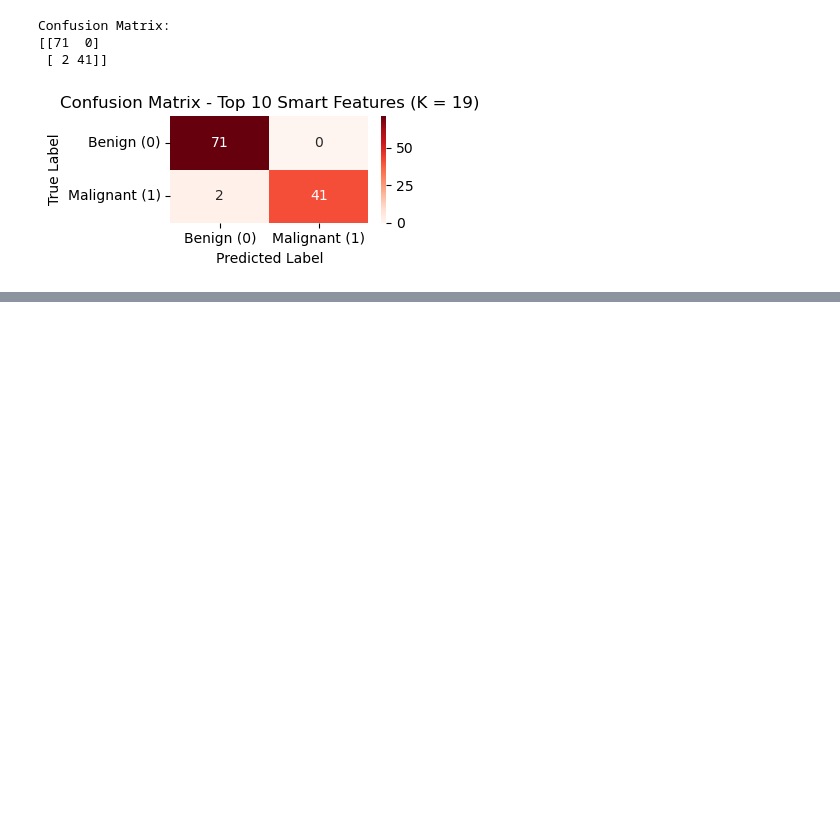
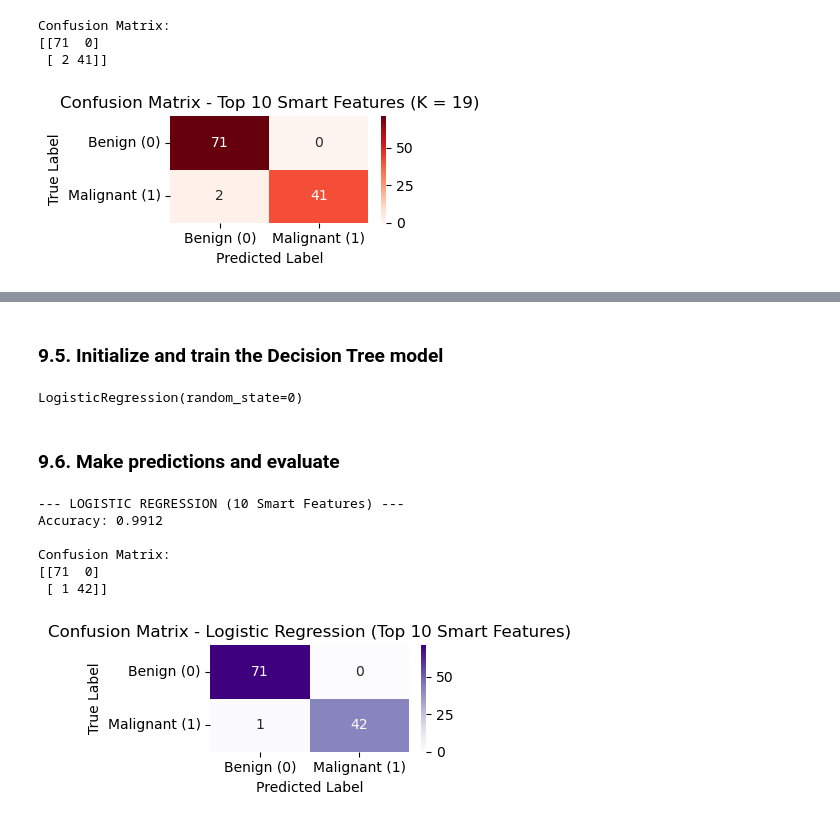
Before and after one commit to lugon36/breast-cancer-diagnosis, a Jupyter notebook: breast_cancer_diangosis_ML.ipynb, the cells around one changed output, grey strips where cells are left out. Cells and saved outputs as stored; diff of their text form; code cells hidden in the pictures; blank space fills up the shorter version.

```diff
--- a/breast_cancer_diangosis_ML.ipynb
+++ b/breast_cancer_diangosis_ML.ipynb
@@ -775,0 +821,39 @@ plt.show()
+# %% [markdown]
+### 9.5. Initialize and train the Decision Tree model
+# %%
+log_reg = LogisticRegression(random_state=0)
+log_reg.fit(X_train_t10_scaled, y_train_t10)
+# %% [output]
+LogisticRegression(random_state=0)
+# %% [markdown]
+### 9.6. Make predictions and evaluate
+# %%
+y_pred_lr = log_reg.predict(X_test_t10_scaled)
+lr_accuracy = accuracy_score(y_test_t10, y_pred_lr)
+# %%
+print(f"--- LOGISTIC REGRESSION (10 Smart Features) ---")
+print(f"Accuracy: {lr_accuracy:.4f}")
+print("\nConfusion Matrix:")
+cm_lr = confusion_matrix(y_test_t10, y_pred_lr)
+print(cm_lr)
+# %% [output]
+--- LOGISTIC REGRESSION (10 Smart Features) ---
+Accuracy: 0.9912
+
+Confusion Matrix:
+[[71  0]
+ [ 1 42]]
+# %%
+#Visualization - Confusion Matrix
+fig, ax = plt.subplots(figsize=(4, 2))
+sns.heatmap(cm_lr, annot=True, fmt='d', cmap='Purples',
+            xticklabels=['Benign (0)', 'Malignant (1)'],
+            yticklabels=['Benign (0)', 'Malignant (1)'], ax=ax)
+
+ax.set_xlabel('Predicted Label')
+ax.set_ylabel('True Label')
+ax.set_title('Confusion Matrix - Logistic Regression (Top 10 Smart Features)')
+plt.tight_layout()
+plt.show()
+# %% [output]
+[figure, added]
```
Also changed, not shown: parts of 73 cells of this notebook.
